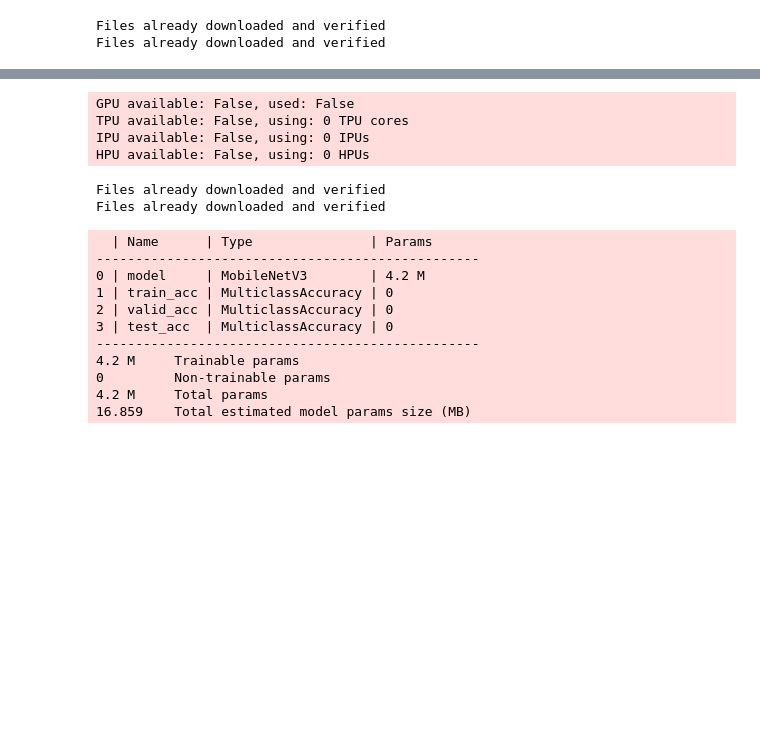
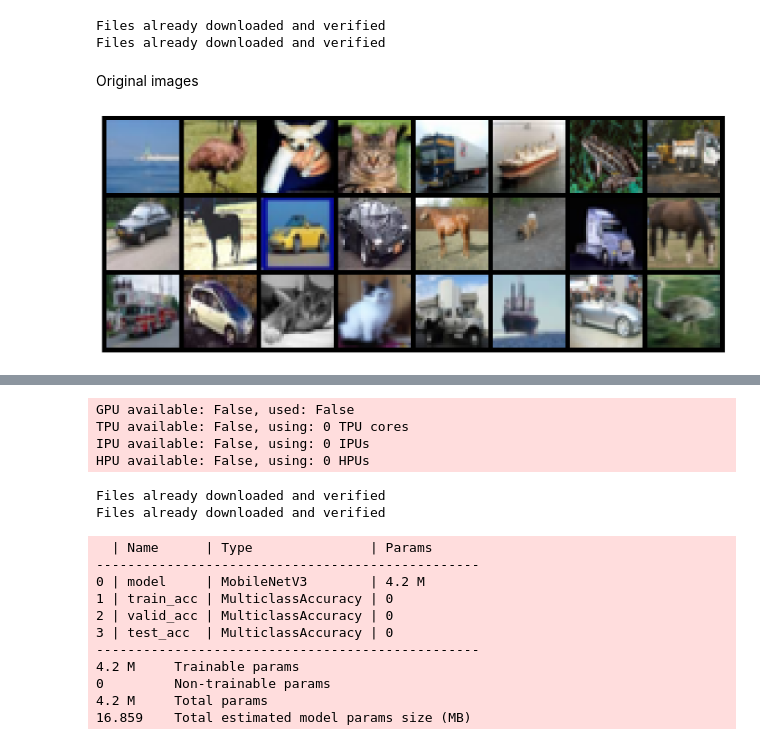
Before and after one commit to petrKantek/intro-to-ml-project, a Jupyter notebook: notebooks/mobilenet_model.ipynb, the cells around one changed output, grey strips where cells are left out. Drawn from its saved outputs; the diff is of its cells as text; code cells hidden in the pictures; blank space fills up the shorter version.

Commit message:
add visualizations and transforms

```diff
--- a/notebooks/mobilenet_model.ipynb
+++ b/notebooks/mobilenet_model.ipynb
@@ -21,30 +42,0 @@ Syncing run morning-dawn-6 to Weights & Biases (docs)
-# %%
-class CIFAR10DataModule(pl.LightningDataModule):
-    def __init__(self, data_dir='../data', batch_size=64):
-        super().__init__()
-        self.data_dir = data_dir
-        self.batch_size = batch_size
-        self.transform = torchvision.transforms.Compose([
-            torchvision.transforms.ToTensor(),
-            torchvision.transforms.Normalize((0.5, 0.5, 0.5), (0.5, 0.5, 0.5))
-        ])
-
-    def prepare_data(self):
-        CIFAR10(self.data_dir, train=True, download=True)
-        CIFAR10(self.data_dir, train=False, download=True)
-
-    def setup(self, stage=None):
-        if stage == 'fit' or stage is None:
-            cifar10 = CIFAR10(self.data_dir, train=True, transform=self.transform)
-            self.cifar_train, self.cifar_val = random_split(cifar10, [45000, 5000])
-        if stage == 'test' or stage is None:
-            self.cifar_test = CIFAR10(self.data_dir, train=False, transform=self.transform)
-
-    def train_dataloader(self):
-        return DataLoader(self.cifar_train, batch_size=self.batch_size, num_workers=2)
-
-    def val_dataloader(self):
-        return DataLoader(self.cifar_val, batch_size=10 * self.batch_size, num_workers=2)
-
-    def test_dataloader(self):
-        return DataLoader(self.cifar_test, batch_size=10 * self.batch_size, num_workers=2)
@@ -205,11 +73,22 @@ type(mobilenet)
+# %%
+transformations = [
+                torchvision.transforms.ToTensor(),
+                torchvision.transforms.RandomAffine((10, 50)),
+                torchvision.transforms.Normalize((0.5, 0.5, 0.5), (0.5, 0.5, 0.5)),
+            ]
 # %%
 # setup data
-cifar = CIFAR10DataModule()
+cifar = CIFAR10DataModule(transformations)
 cifar.prepare_data()
 cifar.setup()
 
-# grab samples to log predictions on
 samples = next(iter(cifar.val_dataloader()))
 # %% [output]
 Files already downloaded and verified
 Files already downloaded and verified
+# %% [markdown]
+Original images
+# %%
+show(make_grid(samples[0][:24]))
+# %% [output]
+[figure, added]
```
Also changed, not shown: parts of 23 cells of this notebook, 5 other files.
